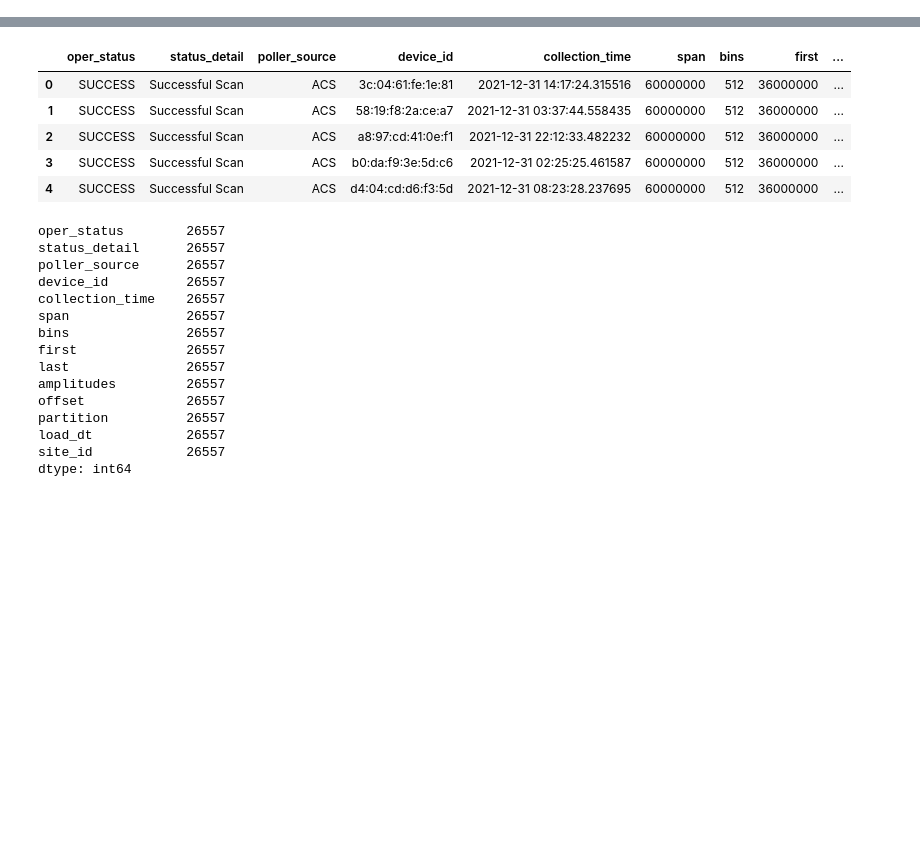
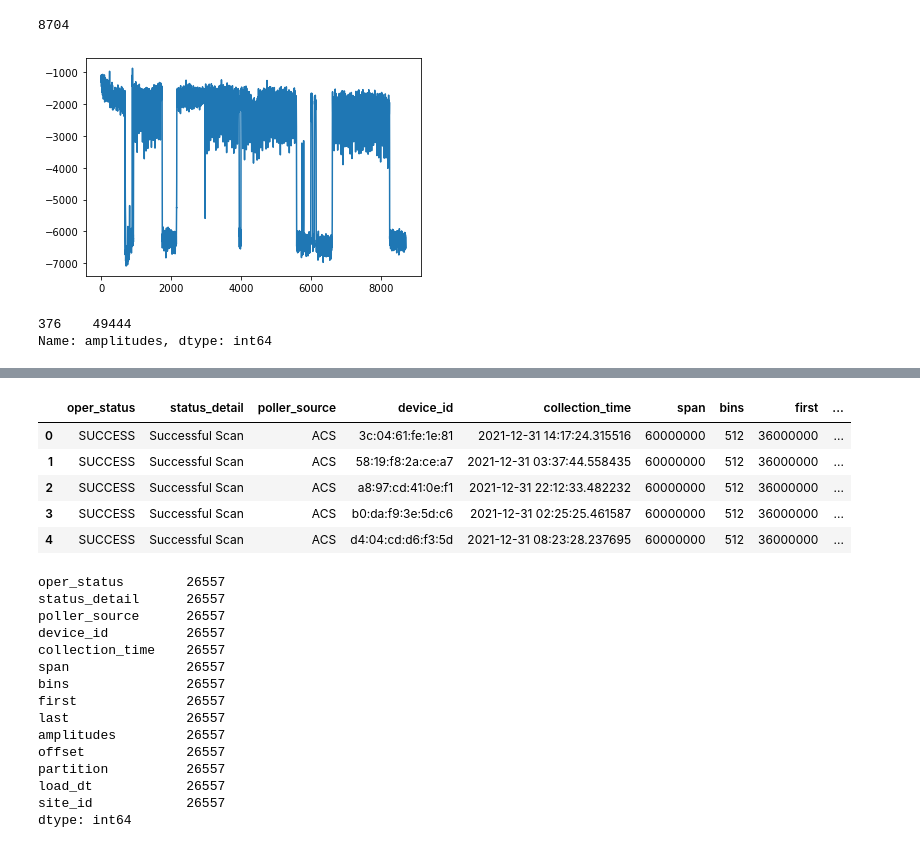
Before and after one commit to myshaw8/CableNetworkAnomaly, a Jupyter notebook: Clustering.ipynb, the cells around one changed output, grey strips where cells are left out. Cells and saved outputs as stored; diff of their text form; code cells hidden in the pictures; blank space fills up the shorter version.

```diff
--- a/Clustering.ipynb
+++ b/Clustering.ipynb
@@ -29,0 +156,13 @@ Loading W100A.csv
+# %%
+ls_amp = pd_3VAC1_c.amplitudes[377]
+print(len(ls_amp))
+sns.lineplot(x=list(range(len(ls_amp))), y=ls_amp)
+plt.show()
+# %% [output]
+8704
+[figure, added]
+# %%
+pd_amplitudes[pd_amplitudes == pd_amplitudes.min()]
+# %% [output]
+376    49444
+Name: amplitudes, dtype: int64
```
Also changed, not shown: parts of 20 cells of this notebook, 1 other file.
